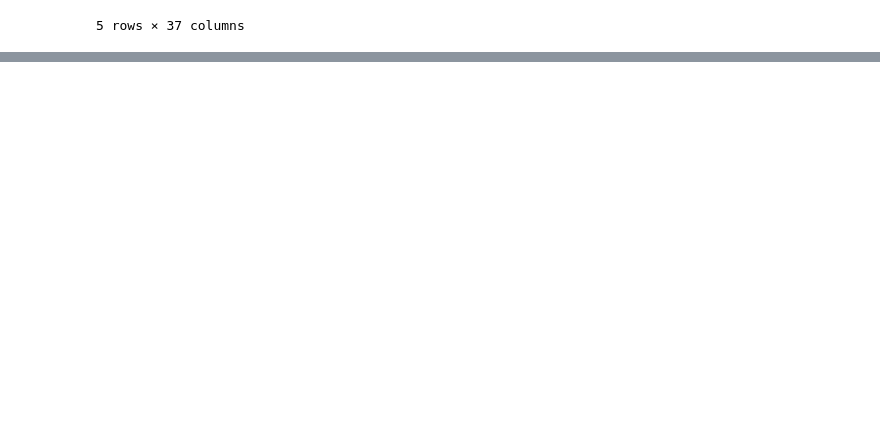
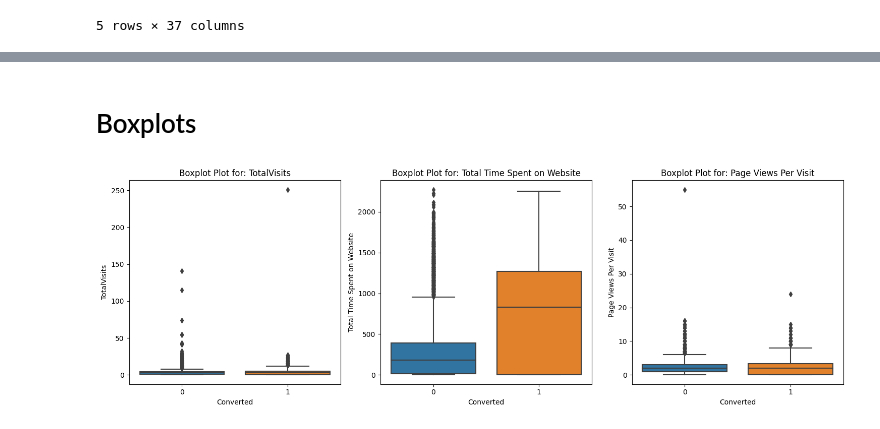
Before and after one commit to kapeesh-kaul/lead-scoring, a Jupyter notebook: notebook.ipynb, the cells around one changed output, grey strips where cells are left out. Cells and saved outputs as stored; diff of their text form; code cells hidden in the pictures; blank space fills up the shorter version.

```diff
--- a/notebook.ipynb
+++ b/notebook.ipynb
@@ -26,0 +166,5 @@ data.head()
+# %%
+data.drop(['Lead Number', 'Prospect ID'], axis=1, inplace=True)
+# %%
+categorical_cols = [i for i in data.select_dtypes(include='object').columns]
+numeric_cols = [i for i in data.select_dtypes(include='number').columns]
@@ -26,0 +191,7 @@ data.head()
+# %%
+# Replacing values with <5% contribution with as 'Others'
+
+for i in categorical_cols:
+    val_percentage = data[i].value_counts(normalize = True)*100
+    to_replace = val_percentage[val_percentage<5].index.to_list()
+    data[i] = data[i].replace(to_replace = to_replace, value ='Others')
@@ -26,0 +200,11 @@ data.head()
+# %%
+cnt = 1
+plt.figure(figsize=(25,15))
+for i in categorical_cols:
+    plt.subplot(int(np.ceil(len(categorical_cols)/4)),4,cnt)
+    sns.countplot(x=data[i],hue=data.Converted)
+    plt.tight_layout()
+    plt.title('Count Plot for: '+i)
+    plt.xticks(rotation = 90)
+    plt.legend(['No', 'Yes'])
+    cnt += 1
@@ -26,0 +213,13 @@ data.head()
+# %% [markdown]
+# Boxplots
+# %%
+cnt = 1
+plt.figure(figsize=(20,5))
+for i in [i for i in numeric_cols if i != 'Converted']:
+    plt.subplot(int(np.ceil(len(numeric_cols)/4)),4,cnt)
+    sns.boxplot(y=data[i],x=data.Converted)
+    plt.tight_layout()
+    plt.title('Boxplot Plot for: '+i)
+    cnt += 1
+# %% [output]
+[figure, added]
```
Also changed, not shown: parts of 78 cells of this notebook.
